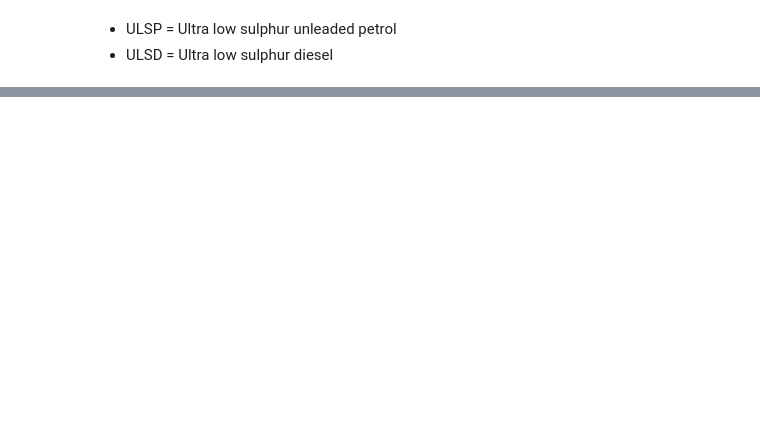
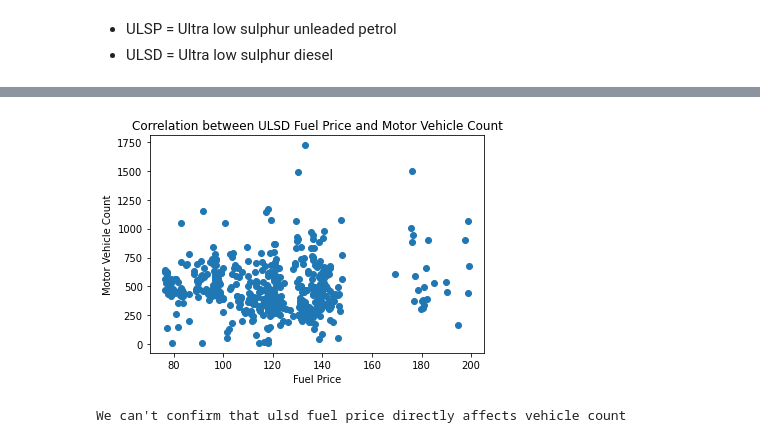
Before and after one commit to matiasgarpal/MyOwnPortfolio, a Jupyter notebook: PySpark/UK_Traffic_Data/data_engineering.ipynb, the cells around one changed output, grey strips where cells are left out. Drawn from its saved outputs; the diff is of its cells as text; code cells hidden in the pictures; blank space fills up the shorter version.

```diff
--- a/PySpark/UK_Traffic_Data/data_engineering.ipynb
+++ b/PySpark/UK_Traffic_Data/data_engineering.ipynb
@@ -382,0 +587,12 @@ only showing top 20 rows
+# %%
+x_values = [df.select("ulsd_price_litre").collect()]
+y_values = [df.select("all_motor_vehicles").collect()]
+plt.scatter(x_values, y_values)
+plt.xlabel("Fuel Price")
+plt.ylabel("Motor Vehicle Count")
+plt.title("Correlation between ULSD Fuel Price and Motor Vehicle Count")
+plt.show()
+print("We can't confirm that ulsd fuel price directly affects vehicle count")
+# %% [output]
+[figure, added]
+We can't confirm that ulsd fuel price directly affects vehicle count
```
Also changed, not shown: parts of 44 cells of this notebook.
